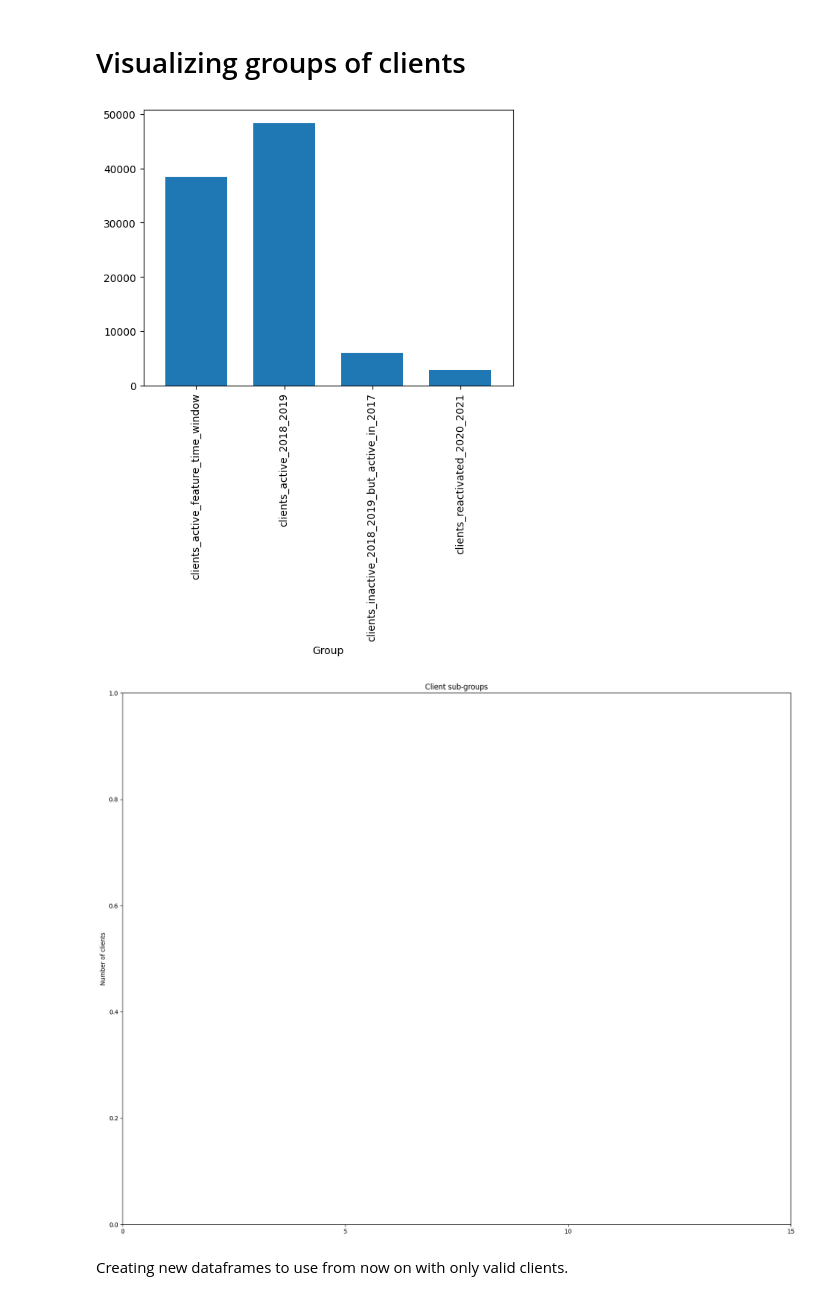
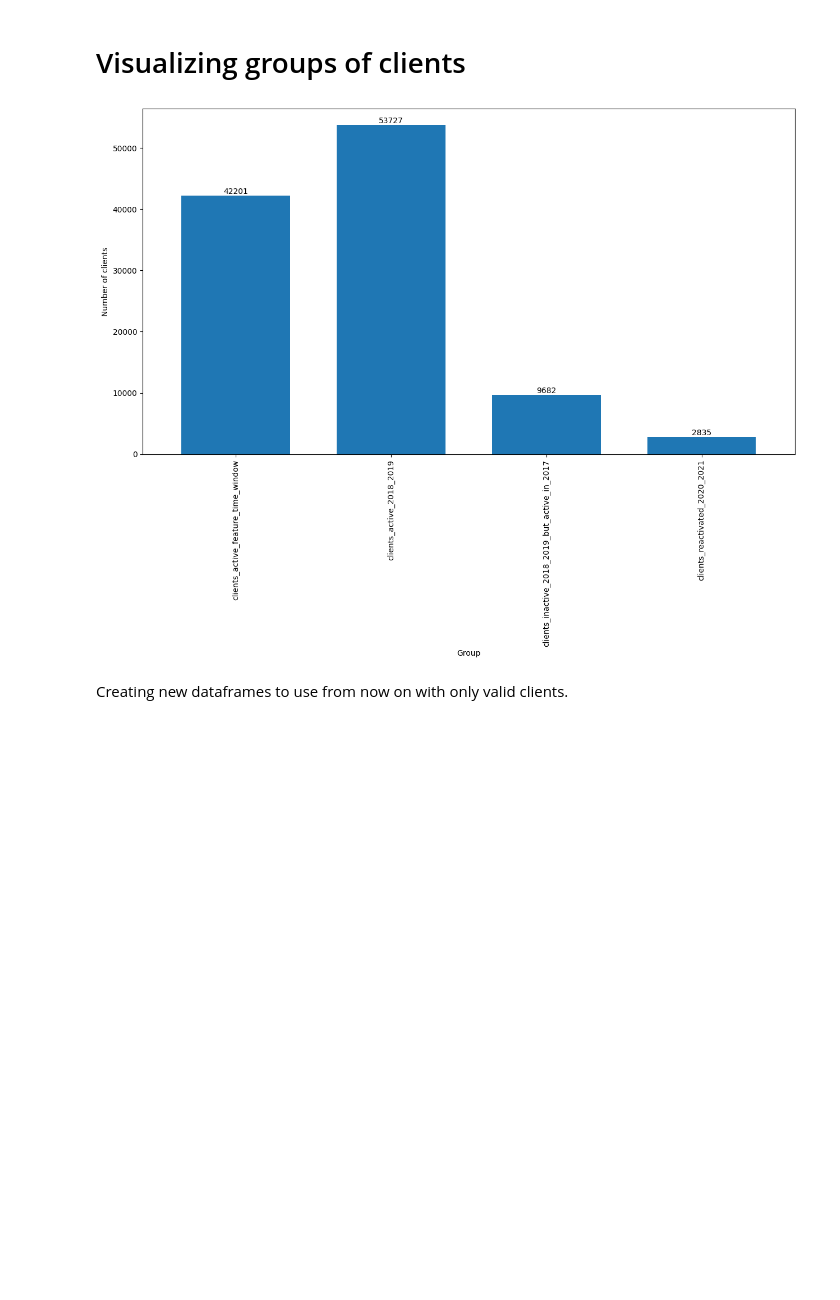
Before and after one commit to jacoopec/FieldworkLab, a Jupyter notebook: Level0/notbook.ipynb, the cells around one changed output. Cells and saved outputs as stored; diff of their text form; code cells hidden in the pictures; blank space fills up the shorter version.

```diff
--- a/Level0/notbook.ipynb
+++ b/Level0/notbook.ipynb
@@ -110,4 +110,5 @@ transactions_with_negative_values = len(sales_df[sales_df['NNET'] < 0])
 Standalone transactions are not usefull. So, we remove these transactions.
 # %%
 df_unique = sales_df[~sales_df["CLIENT_ID"].duplicated(keep=False)]
+standalone_transactions = len(df_unique)
 clients_who_made_1_transaction = set(df_unique["CLIENT_ID"])
@@ -153,7 +154,8 @@ single_day_purchase_clients = single_day_purchase_clients[
     (single_day_purchase_clients['max_same_day_purchases'] > 1)
 ]['CLIENT_ID']
 
-print(len(sales_df))
+
+multiple_1day_purchase_transactions = sales_df[sales_df['CLIENT_ID'].isin(single_day_purchase_clients)]
 sales_df = sales_df[~sales_df['CLIENT_ID'].isin(single_day_purchase_clients)]
-print(len(sales_df))
+
 client_df = client_df[~client_df['CLIENT_ID'].isin(single_day_purchase_clients)]
@@ -162,0 +164,19 @@ client_df = client_df[~client_df['CLIENT_ID'].isin(single_day_purchase_clients)]
+# %%
+import matplotlib.pyplot as plt
+
+visualize_transactions = pd.Series({
+    "Initial_number_of_sales": initial_number_of_sales,
+    "Negative_sales": transactions_with_negative_values,
+    "standalone_transactions": standalone_transactions,
+    "Transactions made by single-day purchase clients": len(multiple_1day_purchase_transactions)
+})
+
+ax = visualize_transactions.plot(kind='bar', width=0.7)
+
+
+for i, v in enumerate(visualize_transactions.values):
+    ax.text(i, v, str(v), ha='center', va='bottom')
+
+plt.xlabel('Group')
+plt.ylabel('Number of transactions')
+plt.show()
@@ -252,24 +274,28 @@ Clients reactivated in 2020-2021: 2835 which is 4.79% of the total clients, and
 # %%
 import matplotlib.pyplot as plt
 
+plt.figure(figsize=(15, 8))
 counts = pd.Series({
     "clients_active_feature_time_window": len(clients_active_feature_time_window),
     "clients_active_2018_2019": len(clients_active_2018_2019),
     "clients_inactive_2018_2019_but_active_in_2017": len(clients_inactive_2018_2019_but_activ_in_2017),
     "clients_reactivated_2020_2021": len(clients_reactivated_2020_2021)
 })
 
-counts.plot(kind='bar', width=0.7)
+ax = counts.plot(kind='bar', width=0.7)
+
+
+for i, v in enumerate(counts.values):
+    ax.text(i, v, str(v), ha='center', va='bottom')
+
+
 plt.xlabel('Group')
-plt.figure(figsize=(20, 16))
 plt.ylabel('Number of clients')
-plt.title('Client sub-groups')
-position = [0,5,10,15]
-plt.xticks(position, rotation=0)
+# position = [0,5,10,15]
+# plt.xticks(position, rotation=0)
 plt.show()
 # %% [output]
-[figure, old version]
+[figure, new version]
-[figure, removed]
 # %% [markdown]
 Creating new dataframes to use from now on with only valid clients.
 # %%
```
Also changed, not shown: parts of 17 cells of this notebook.
